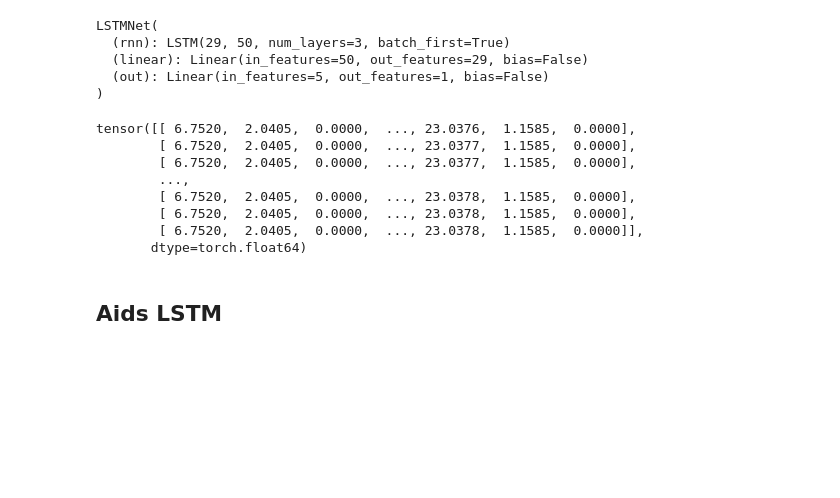
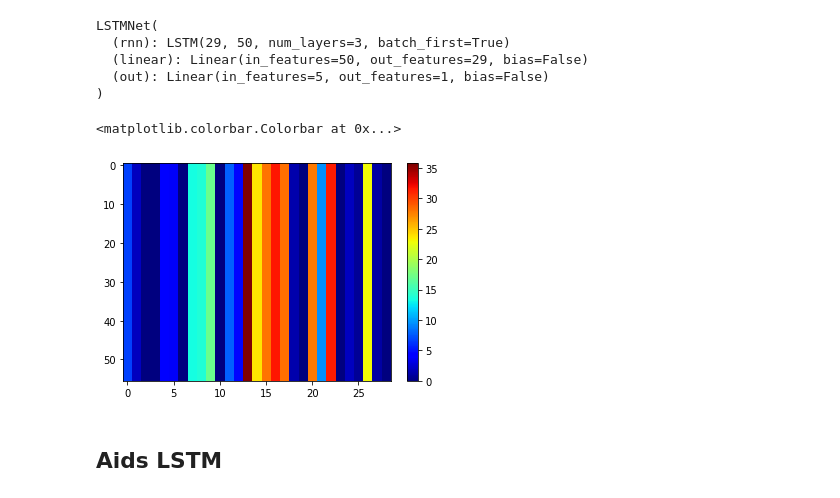
Before and after one commit to wtding1998/STNN_Disease, a Jupyter notebook: disease_analysis.ipynb, the cells around one changed output. Cells and saved outputs as stored; diff of their text form; code cells hidden in the pictures; blank space fills up the shorter version.

```diff
--- a/disease_analysis.ipynb
+++ b/disease_analysis.ipynb
@@ -76,17 +71,14 @@ LSTMNet(
   (linear): Linear(in_features=50, out_features=29, bias=False)
   (out): Linear(in_features=5, out_features=1, bias=False)
 )
-# %%
-exp.pred()
-# %% [output]
-tensor([[ 6.7520,  2.0405,  0.0000,  ..., 23.0376,  1.1585,  0.0000],
-        [ 6.7520,  2.0405,  0.0000,  ..., 23.0377,  1.1585,  0.0000],
-        [ 6.7520,  2.0405,  0.0000,  ..., 23.0377,  1.1585,  0.0000],
-        ...,
-        [ 6.7520,  2.0405,  0.0000,  ..., 23.0378,  1.1585,  0.0000],
-        [ 6.7520,  2.0405,  0.0000,  ..., 23.0378,  1.1585,  0.0000],
-        [ 6.7520,  2.0405,  0.0000,  ..., 23.0378,  1.1585,  0.0000]],
-       dtype=torch.float64)
+# %%
+pred = exp.pred()
+# %%
+plt.imshow(pred, aspect='auto', cmap='jet')
+plt.colorbar()
+# %% [output]
+<matplotlib.colorbar.Colorbar at 0x...>
+[figure, added]
 # %% [markdown]
 ## Aids LSTM
 # %%
```
Also changed, not shown: parts of 1 cell of this notebook, 4 other files.
